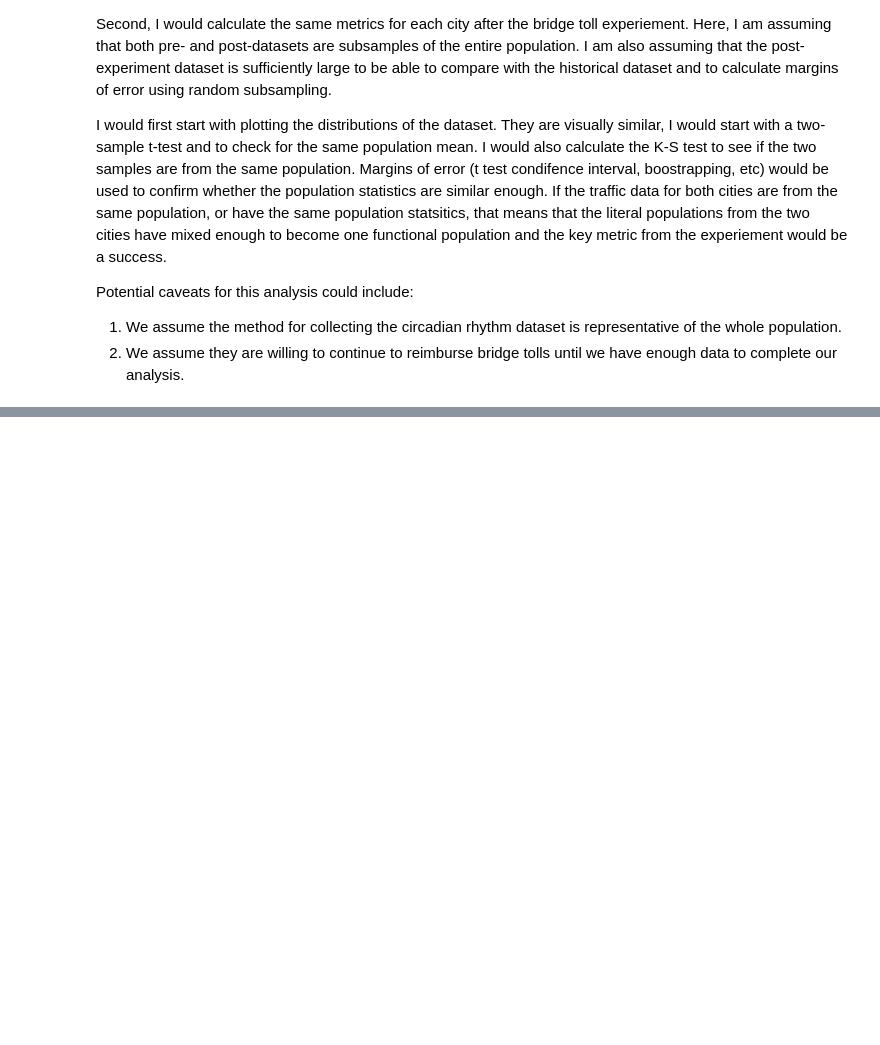
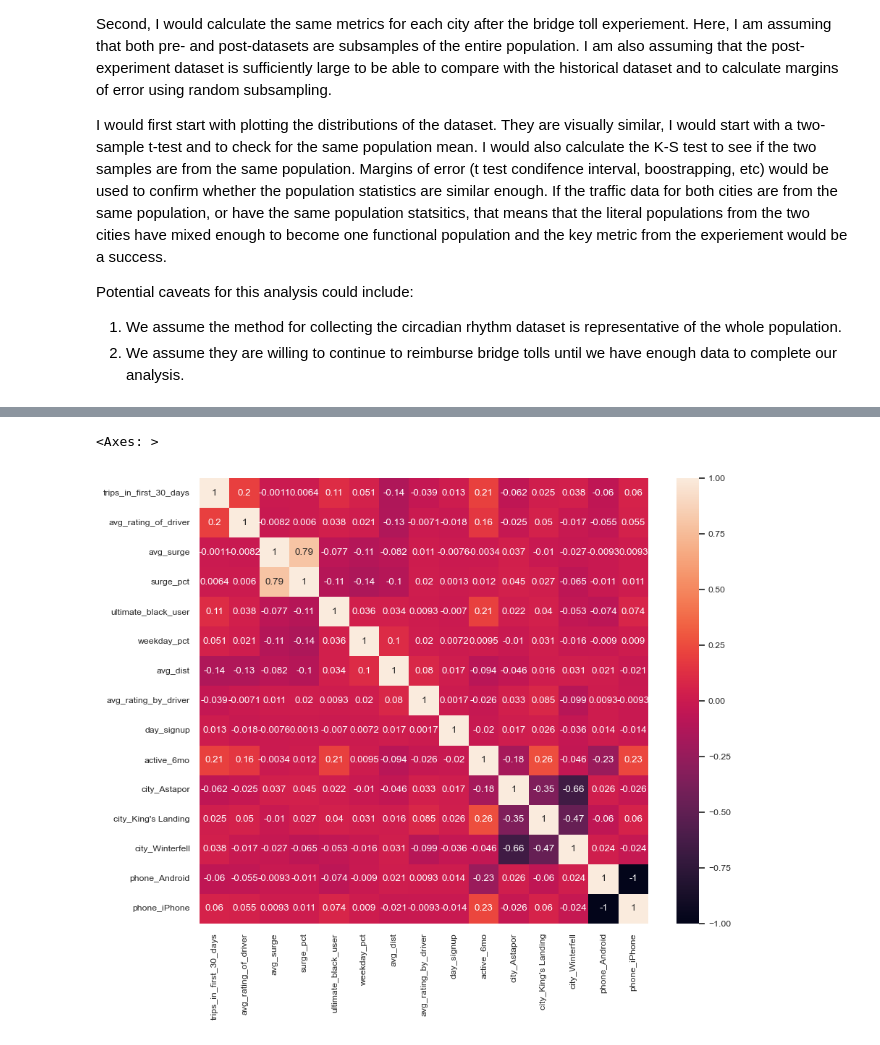
Before and after one commit to kpretz/Springboard, a Jupyter notebook: ultimate_challenge/UltimateChallenge_Pretzlav.ipynb, the cells around one changed output, grey strips where cells are left out. Saved outputs shown, nothing was run; the diff lists cells and outputs as text; code cells hidden in the pictures; blank space fills up the shorter version.

```diff
--- a/ultimate_challenge/UltimateChallenge_Pretzlav.ipynb
+++ b/ultimate_challenge/UltimateChallenge_Pretzlav.ipynb
@@ -159,0 +421,11 @@ Potential caveats for this analysis could include:
+# %%
+# check for feature correlation
+sns.set(font_scale=0.8)
+f, ax = plt.subplots(1, 1, figsize=(10, 8))
+sns.heatmap(data_u_num.corr(), ax=ax, annot=True)
+
+# pretty low correlations, except the dummy variables for city and phone, and surge_pct and avg_surge
+# medium correlations with active 6mo are for ultimate black user, phone type, city, and trips in last 30 days
+# %% [output]
+<Axes: >
+[figure, added]
```
Also changed, not shown: parts of 33 cells of this notebook, 1 other file.
